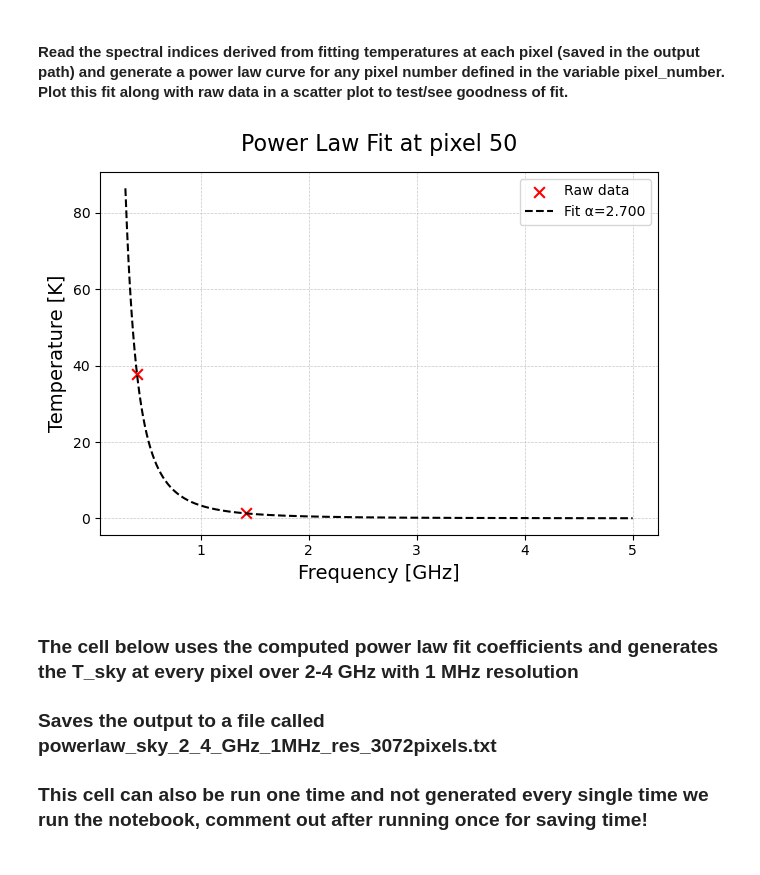
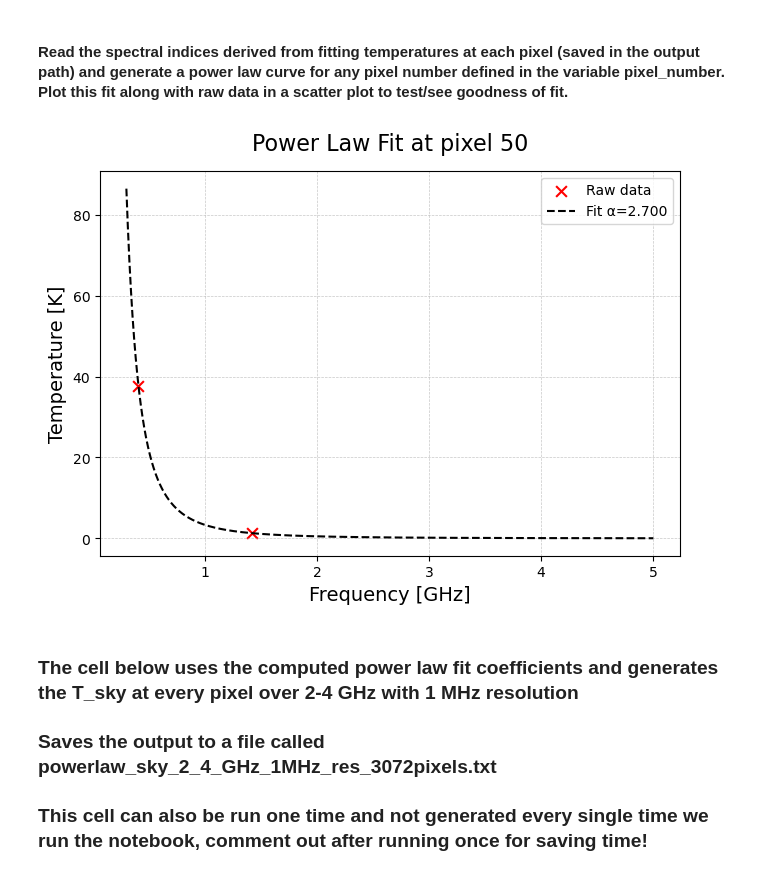
Before and after one commit to mayurisrao/APSERa, a Jupyter notebook: sky_spectrum_simulation_power_law_model.ipynb, the cells around one changed output. Drawn from its saved outputs; the diff is of its cells as text; code cells hidden in the pictures.

```diff
--- a/sky_spectrum_simulation_power_law_model.ipynb
+++ b/sky_spectrum_simulation_power_law_model.ipynb
@@ -226,42 +301,42 @@ power_law_model = os.path.join(file_output_path,"fitted_power_law_indices.txt")
 
 # Load fitted alphas
 alphas = np.loadtxt(power_law_model)
 
 # Example frequency array (must be same as used in fitting)
 input_freq = np.array([0.408, 1.420, 23.0]) #GHz
 
 # Example data arrays (replace with your real T1, T2, T3)
 T1 = sky_408
 T2 = sky_1420
 T3 = sky_23000
 
 # Pick an index to plot
 pixel_number = 50
 alpha = alphas[pixel_number]
 x_norm = input_freq[0]
 y_norm = T1[pixel_number]
 
 # Generate fit curve
 #f_test_fit = np.logspace(-0.5,1.5,3000)
 f_test_fit = np.linspace(0.3,5,3000)
 T_fit = y_norm * (f_test_fit / x_norm) ** (-alpha)
 
 # Plot
 #plt.scatter([input_freq[0],input_freq[1],input_freq[2]], [T1[pixel_number],T2[pixel_number],T3[pixel_number]], marker="x", s=60, label='Raw data',c='r')
-plt.scatter([input_freq[0],input_freq[1]], [T1[pixel_number],T2[pixel_number]], marker="x", s=60, label='Raw data',c='r')
-plt.plot(f_test_fit, T_fit, c='k', ls='--',label=f"Fit α={alpha:.3f}")
+fig, ax = plt.subplots(constrained_layout=True)
+ax.scatter([input_freq[0],input_freq[1]], [T1[pixel_number],T2[pixel_number]], marker="x", s=60, label='Raw data',c='r')
+ax.plot(f_test_fit, T_fit, c='k', ls='--',label=f"Fit α={alpha:.3f}")
 #plt.xscale("log")
 #plt.yscale("log")
-plt.xlabel("Frequency [GHz]", fontsize=14 )
-plt.ylabel("Temperature [K]",fontsize=14)
+ax.set_xlabel("Frequency [GHz]", fontsize=14 )
+ax.set_ylabel("Temperature [K]",fontsize=14)
 # Formatting
-plt.title("Power Law Fit at pixel %d"%pixel_number, fontsize=16, pad=15)
-plt.grid(True, which="both", ls="--", lw=0.5, alpha=0.7)
-plt.legend(fontsize=10)
-plt.tight_layout()
+ax.set_title("Power Law Fit at pixel %d"%pixel_number, fontsize=16, pad=15)
+ax.grid(True, which="both", ls="--", lw=0.5, alpha=0.7)
+ax.legend(fontsize=10)
 plt.show()
 # %% [output]
-[figure, old version]
+[figure, new version]
 # %% [markdown]
 ### The cell below uses the computed power law fit coefficients and generates the T_sky at every pixel over 2-4 GHz with 1 MHz resolution
 ### Saves the output to a file called powerlaw_sky_2_4_GHz_1MHz_res_3072pixels.txt
```
Also changed, not shown: parts of 20 cells of this notebook.
